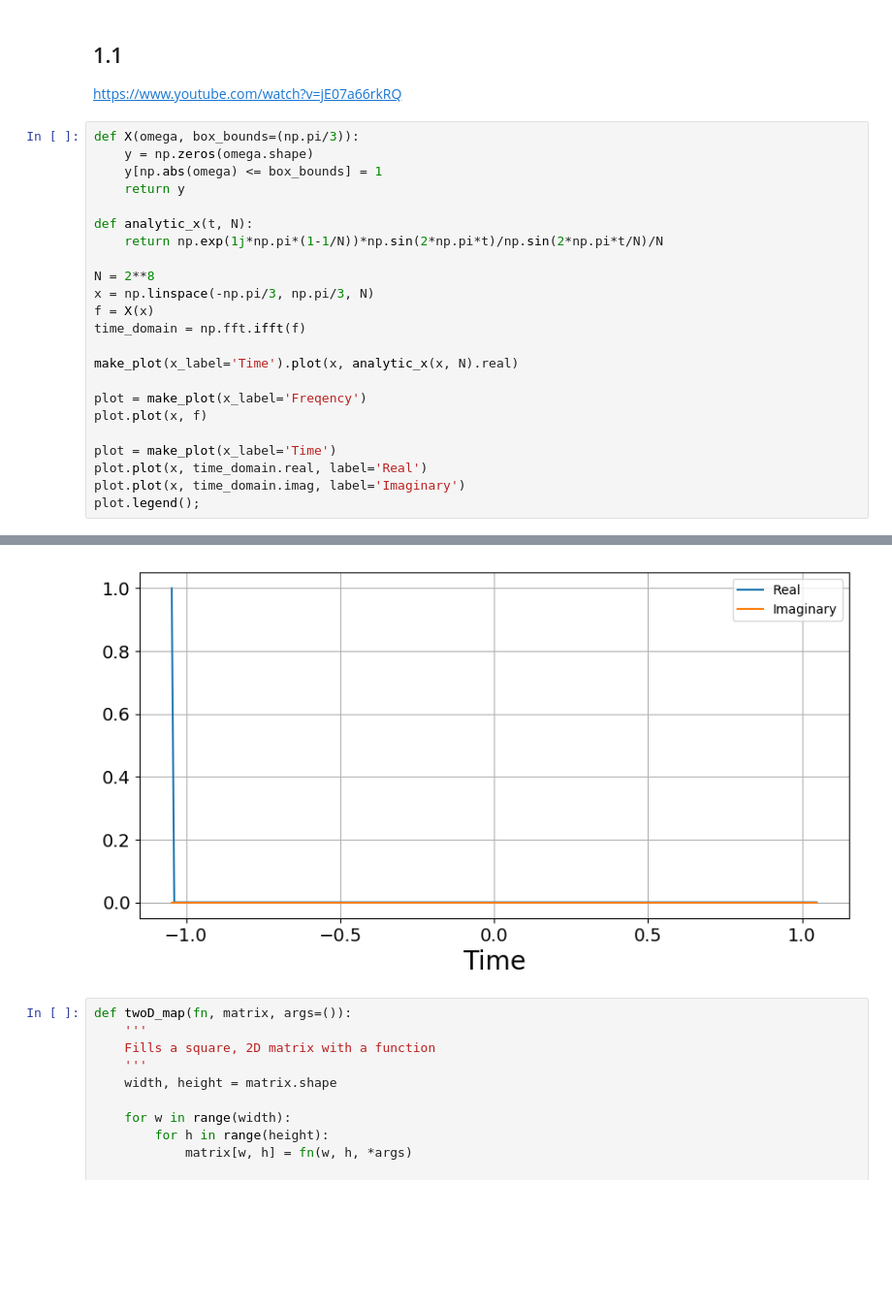
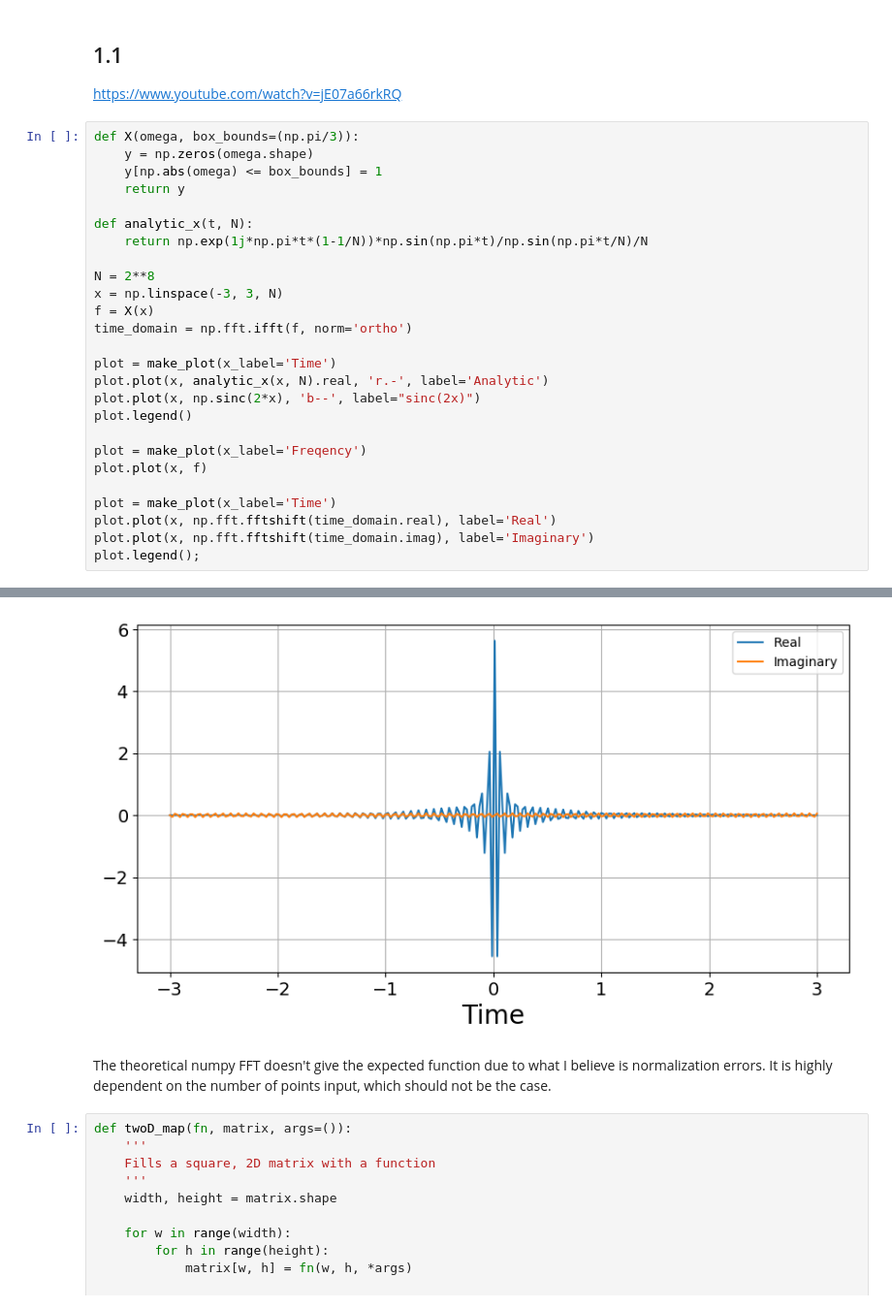
Before and after one commit to NathanMeulen/Fourier_Transform_exploration, a Jupyter notebook: Assignment/Assignment 2 - Fourier Analysis.ipynb, the cells around one changed output, grey strips where cells are left out. Shown at 97% size. Drawn from its saved outputs; the diff is of its cells as text; blank space fills up the shorter version.

```diff
--- a/Assignment/Assignment 2 - Fourier Analysis.ipynb
+++ b/Assignment/Assignment 2 - Fourier Analysis.ipynb
@@ -109,20 +109,23 @@ def X(omega, box_bounds=(np.pi/3)):
     return y
 
 def analytic_x(t, N):
-    return np.exp(1j*np.pi*(1-1/N))*np.sin(2*np.pi*t)/np.sin(2*np.pi*t/N)/N
+    return np.exp(1j*np.pi*t*(1-1/N))*np.sin(np.pi*t)/np.sin(np.pi*t/N)/N
 
 N = 2**8
-x = np.linspace(-np.pi/3, np.pi/3, N)
+x = np.linspace(-3, 3, N)
 f = X(x)
-time_domain = np.fft.ifft(f)
+time_domain = np.fft.ifft(f, norm='ortho')
 
-make_plot(x_label='Time').plot(x, analytic_x(x, N).real)
+plot = make_plot(x_label='Time')
+plot.plot(x, analytic_x(x, N).real, 'r.-', label='Analytic')
+plot.plot(x, np.sinc(2*x), 'b--', label="sinc(2x)")
+plot.legend()
 
 plot = make_plot(x_label='Freqency')
 plot.plot(x, f)
 
 plot = make_plot(x_label='Time')
-plot.plot(x, time_domain.real, label='Real')
-plot.plot(x, time_domain.imag, label='Imaginary')
+plot.plot(x, np.fft.fftshift(time_domain.real), label='Real')
+plot.plot(x, np.fft.fftshift(time_domain.imag), label='Imaginary')
 plot.legend();
 # %% [output]
@@ -131,4 +134,6 @@ plot.legend();
-[figure, old version]
+[figure, new version]
+# %% [markdown]
+The theoretical numpy FFT doesn't give the expected function due to what I believe is normalization errors. It is highly dependent on the number of points input, which should not be the case.
 # %%
 def twoD_map(fn, matrix, args=()):
     '''
```
Also changed, not shown: parts of 2 cells of this notebook.
